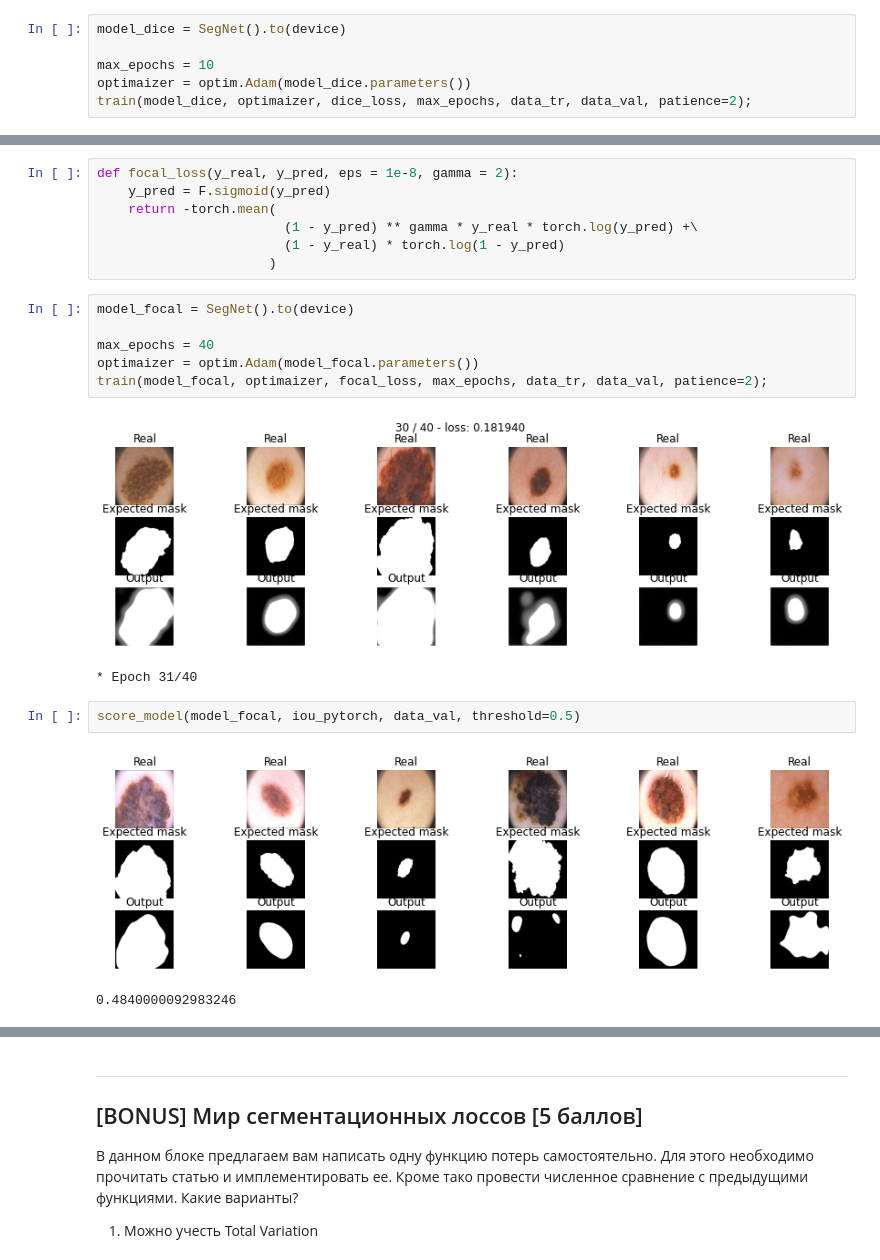
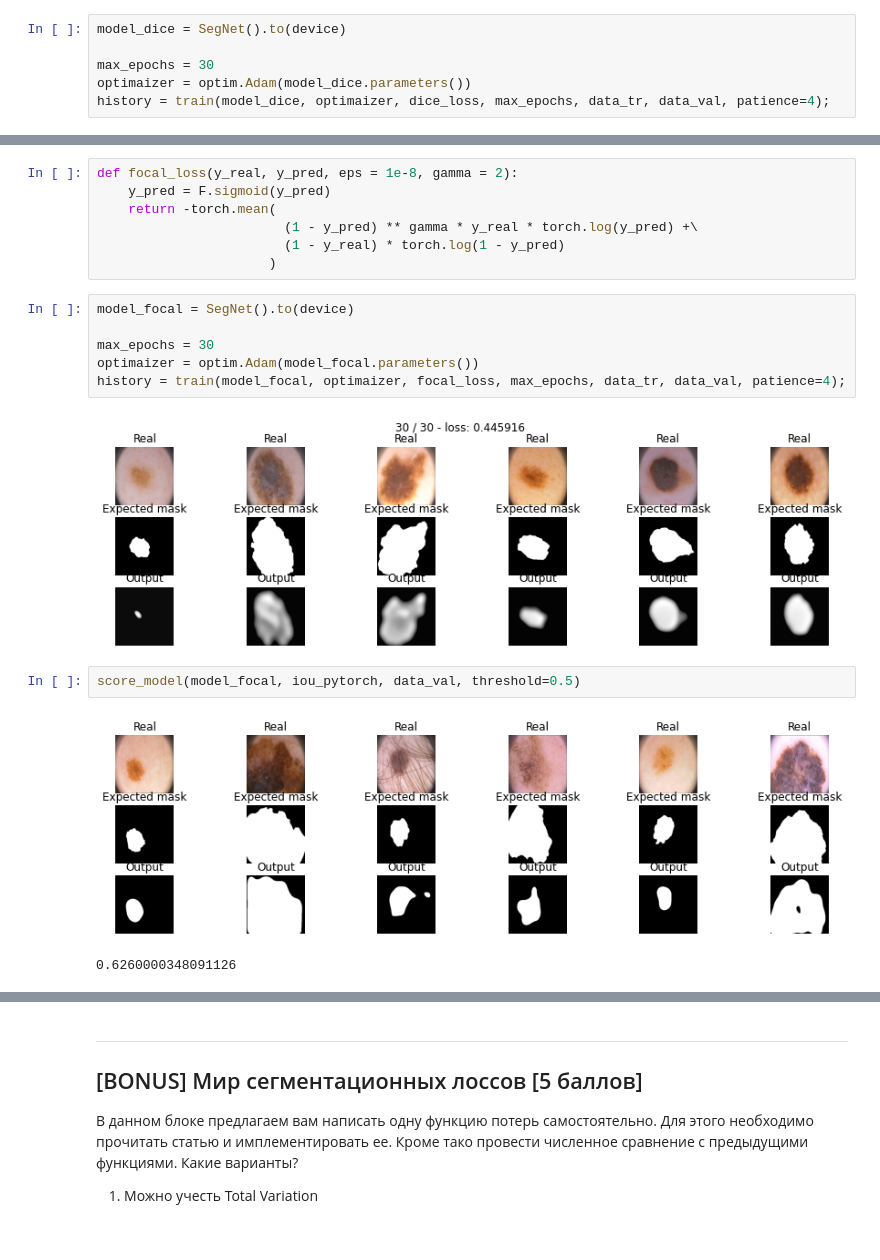
Before and after one commit to LevPerla/DLS_CV_Course, a Jupyter notebook: homeworks_2/[hw]semantic_segmentation.ipynb, the cells around one changed output, grey strips where cells are left out. Cells and saved outputs as stored; diff of their text form.

```diff
--- a/homeworks_2/[hw]semantic_segmentation.ipynb
+++ b/homeworks_2/[hw]semantic_segmentation.ipynb
@@ -462,7 +480,7 @@ def dice_loss(y_real, y_pred):
 # %%
 model_dice = SegNet().to(device)
 
-max_epochs = 10
+max_epochs = 30
 optimaizer = optim.Adam(model_dice.parameters())
-train(model_dice, optimaizer, dice_loss, max_epochs, data_tr, data_val, patience=2);
+history = train(model_dice, optimaizer, dice_loss, max_epochs, data_tr, data_val, patience=4);
 # %% [output]
@@ -502,14 +524,13 @@ def focal_loss(y_real, y_pred, eps = 1e-8, gamma = 2):
 # %%
 model_focal = SegNet().to(device)
 
-max_epochs = 40
+max_epochs = 30
 optimaizer = optim.Adam(model_focal.parameters())
-train(model_focal, optimaizer, focal_loss, max_epochs, data_tr, data_val, patience=2);
+history = train(model_focal, optimaizer, focal_loss, max_epochs, data_tr, data_val, patience=4);
 # %% [output]
-[figure, old version]
+[figure, new version]
-* Epoch 31/40
 # %%
 score_model(model_focal, iou_pytorch, data_val, threshold=0.5)
 # %% [output]
-[figure, old version]
+[figure, new version]
-0.4840000092983246
+0.6260000348091126
```
Also changed, not shown: parts of 20 cells of this notebook.
